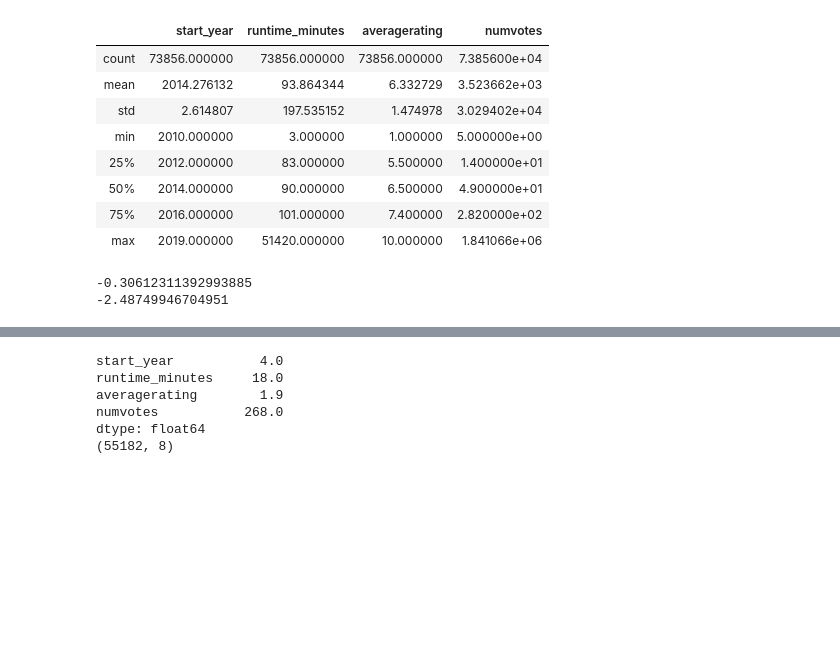
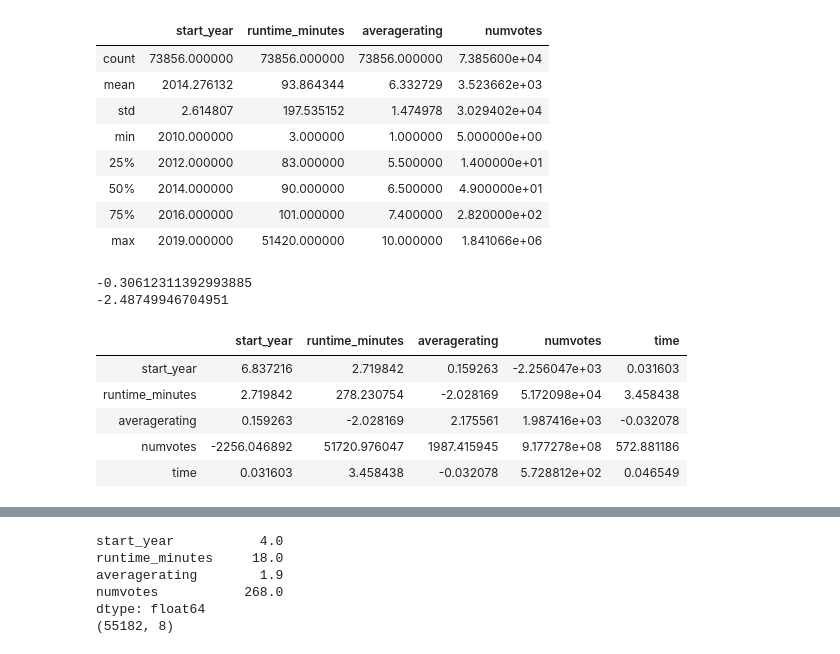
Before and after one commit to EricaSG/dsc-mod-1-project-v2-1-onl01-dtsc-ft-041320, a Jupyter notebook: student.ipynb, the cells around one changed output, grey strips where cells are left out. Cells and saved outputs as stored; diff of their text form; code cells hidden in the pictures; blank space fills up the shorter version.

```diff
--- a/student.ipynb
+++ b/student.ipynb
@@ -675,3 +675,13 @@ print(imdb_ratings_basics_df['time'].skew()) #the change in skewness confirms th
 # %% [output]
 -0.30612311392993885
 -2.48749946704951
+# %%
+#Calculate Covariance with outliers removed due to Log Transformation
+imdb_ratings_basics_df.cov()
+# %% [output]
+|  | start_year | runtime_minutes | averagerating | numvotes | time |
+| start_year | 6.837216 | 2.719842 | 0.159263 | -2.256047e+03 | 0.031603 |
+| runtime_minutes | 2.719842 | 278.230754 | -2.028169 | 5.172098e+04 | 3.458438 |
+| averagerating | 0.159263 | -2.028169 | 2.175561 | 1.987416e+03 | -0.032078 |
+| numvotes | -2256.046892 | 51720.976047 | 1987.415945 | 9.177278e+08 | 572.881186 |
+| time | 0.031603 | 3.458438 | -0.032078 | 5.728812e+02 | 0.046549 |
```
Also changed, not shown: parts of 7 cells of this notebook.
